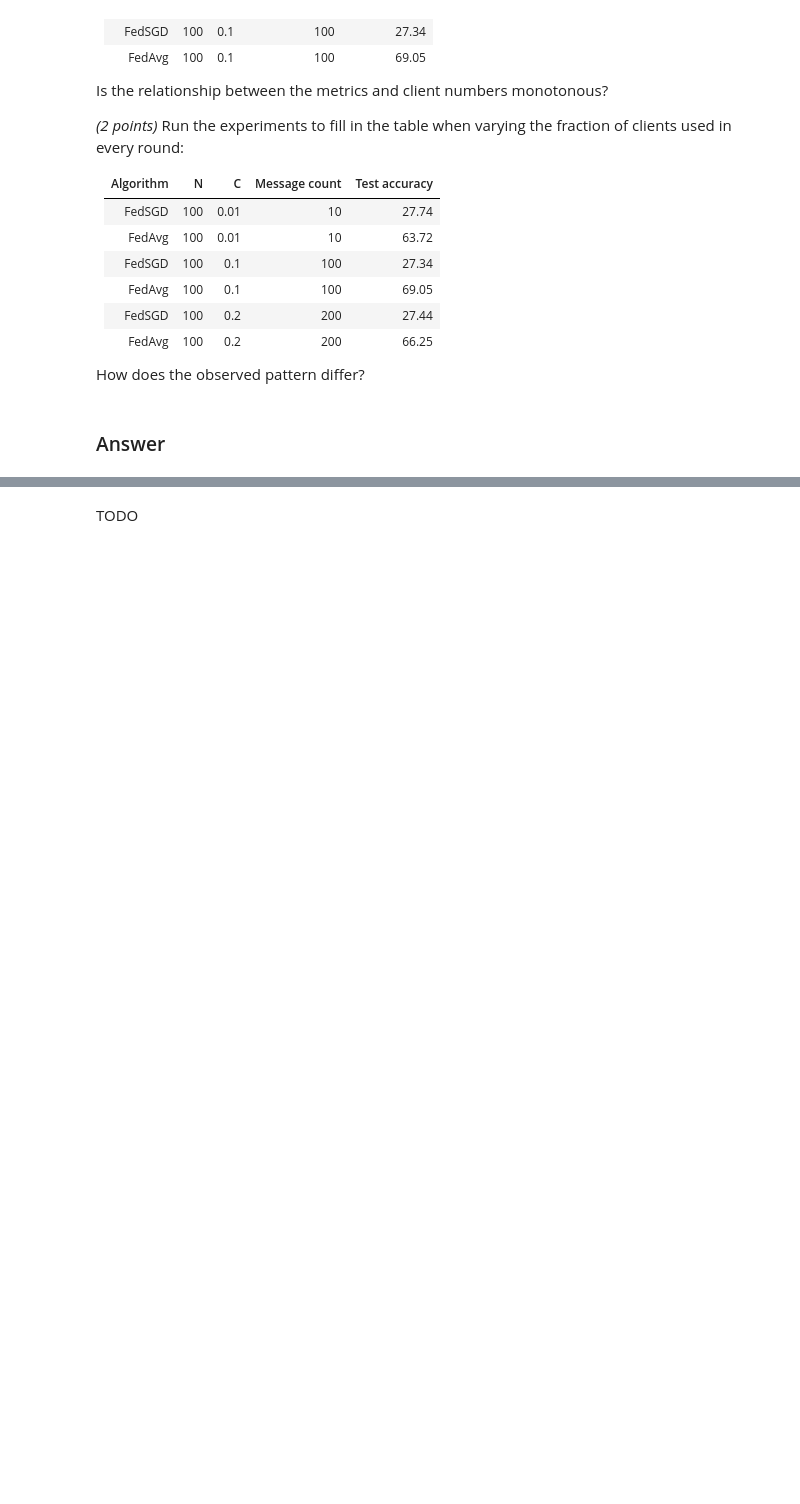
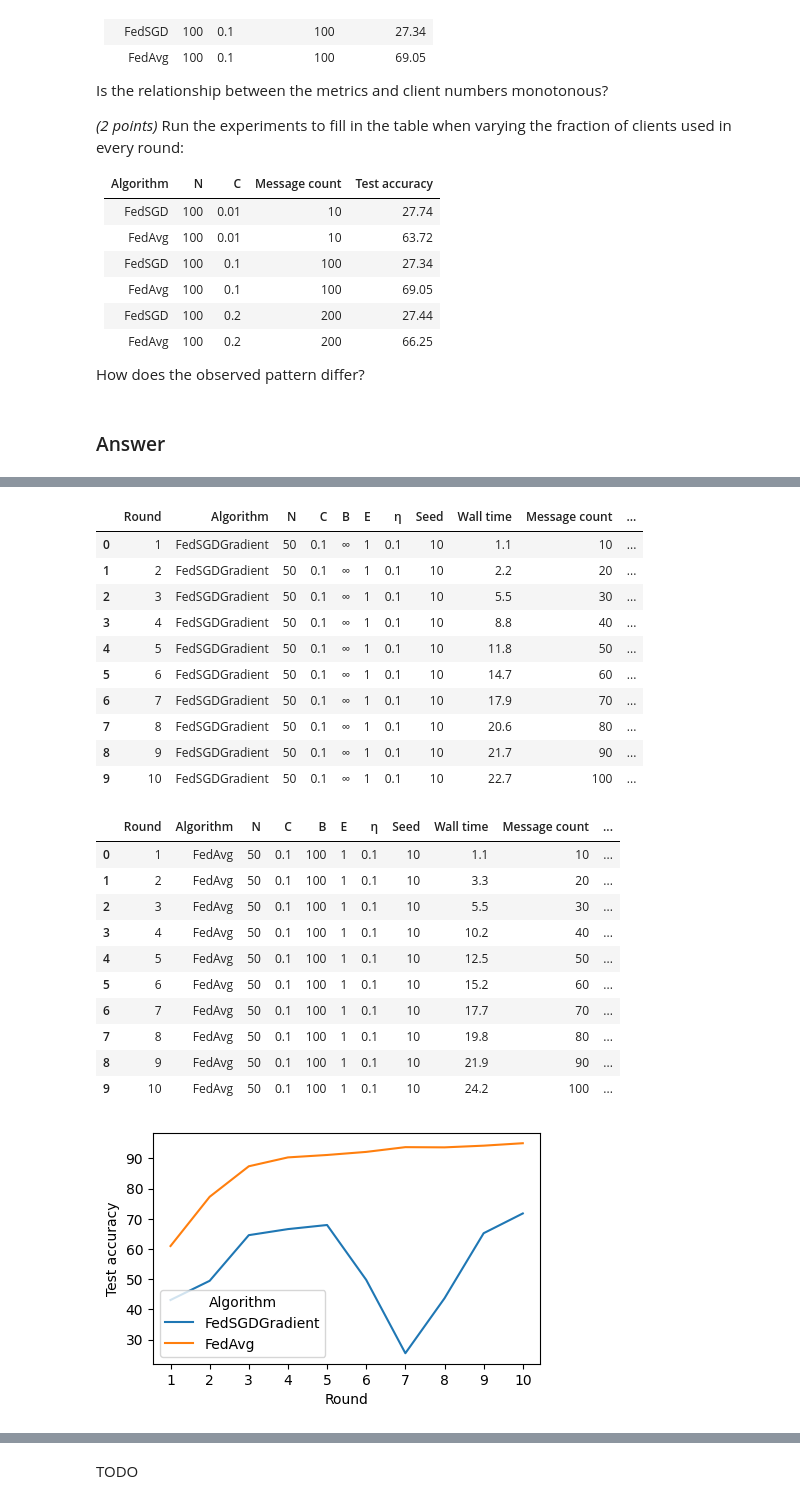
Before and after one commit to Sosekie/DDLS_Assignment, a Jupyter notebook: lab/hw-hfl.ipynb, the cells around one changed output, grey strips where cells are left out. Saved outputs shown, nothing was run; the diff lists cells and outputs as text; code cells hidden in the pictures; blank space fills up the shorter version.

```diff
--- a/lab/hw-hfl.ipynb
+++ b/lab/hw-hfl.ipynb
@@ -338,0 +203,26 @@ Question(lr, client_subsets_iid, client_fraction, nr_rounds)
+# %%
+Ablation_Experiment(lr = 0.1, client_subsets = split(50, iid, seed), FedAvgInfBatch_flag = False)
+# %% [output]
+|  | Round | Algorithm | N | C | B | E | η | Seed | Wall time | Message count | ... |
+| 0 | 1 | FedSGDGradient | 50 | 0.1 | ∞ | 1 | 0.1 | 10 | 1.1 | 10 | ... |
+| 1 | 2 | FedSGDGradient | 50 | 0.1 | ∞ | 1 | 0.1 | 10 | 2.2 | 20 | ... |
+| 2 | 3 | FedSGDGradient | 50 | 0.1 | ∞ | 1 | 0.1 | 10 | 5.5 | 30 | ... |
+| 3 | 4 | FedSGDGradient | 50 | 0.1 | ∞ | 1 | 0.1 | 10 | 8.8 | 40 | ... |
+| 4 | 5 | FedSGDGradient | 50 | 0.1 | ∞ | 1 | 0.1 | 10 | 11.8 | 50 | ... |
+| 5 | 6 | FedSGDGradient | 50 | 0.1 | ∞ | 1 | 0.1 | 10 | 14.7 | 60 | ... |
+| 6 | 7 | FedSGDGradient | 50 | 0.1 | ∞ | 1 | 0.1 | 10 | 17.9 | 70 | ... |
+| 7 | 8 | FedSGDGradient | 50 | 0.1 | ∞ | 1 | 0.1 | 10 | 20.6 | 80 | ... |
+| 8 | 9 | FedSGDGradient | 50 | 0.1 | ∞ | 1 | 0.1 | 10 | 21.7 | 90 | ... |
+| 9 | 10 | FedSGDGradient | 50 | 0.1 | ∞ | 1 | 0.1 | 10 | 22.7 | 100 | ... |
+|  | Round | Algorithm | N | C | B | E | η | Seed | Wall time | Message count | ... |
+| 0 | 1 | FedAvg | 50 | 0.1 | 100 | 1 | 0.1 | 10 | 1.1 | 10 | ... |
+| 1 | 2 | FedAvg | 50 | 0.1 | 100 | 1 | 0.1 | 10 | 3.3 | 20 | ... |
+| 2 | 3 | FedAvg | 50 | 0.1 | 100 | 1 | 0.1 | 10 | 5.5 | 30 | ... |
+| 3 | 4 | FedAvg | 50 | 0.1 | 100 | 1 | 0.1 | 10 | 10.2 | 40 | ... |
+| 4 | 5 | FedAvg | 50 | 0.1 | 100 | 1 | 0.1 | 10 | 12.5 | 50 | ... |
+| 5 | 6 | FedAvg | 50 | 0.1 | 100 | 1 | 0.1 | 10 | 15.2 | 60 | ... |
+| 6 | 7 | FedAvg | 50 | 0.1 | 100 | 1 | 0.1 | 10 | 17.7 | 70 | ... |
+| 7 | 8 | FedAvg | 50 | 0.1 | 100 | 1 | 0.1 | 10 | 19.8 | 80 | ... |
+| 8 | 9 | FedAvg | 50 | 0.1 | 100 | 1 | 0.1 | 10 | 21.9 | 90 | ... |
+| 9 | 10 | FedAvg | 50 | 0.1 | 100 | 1 | 0.1 | 10 | 24.2 | 100 | ... |
+[figure, added]
```
Also changed, not shown: parts of 26 cells of this notebook, 1 other file.
